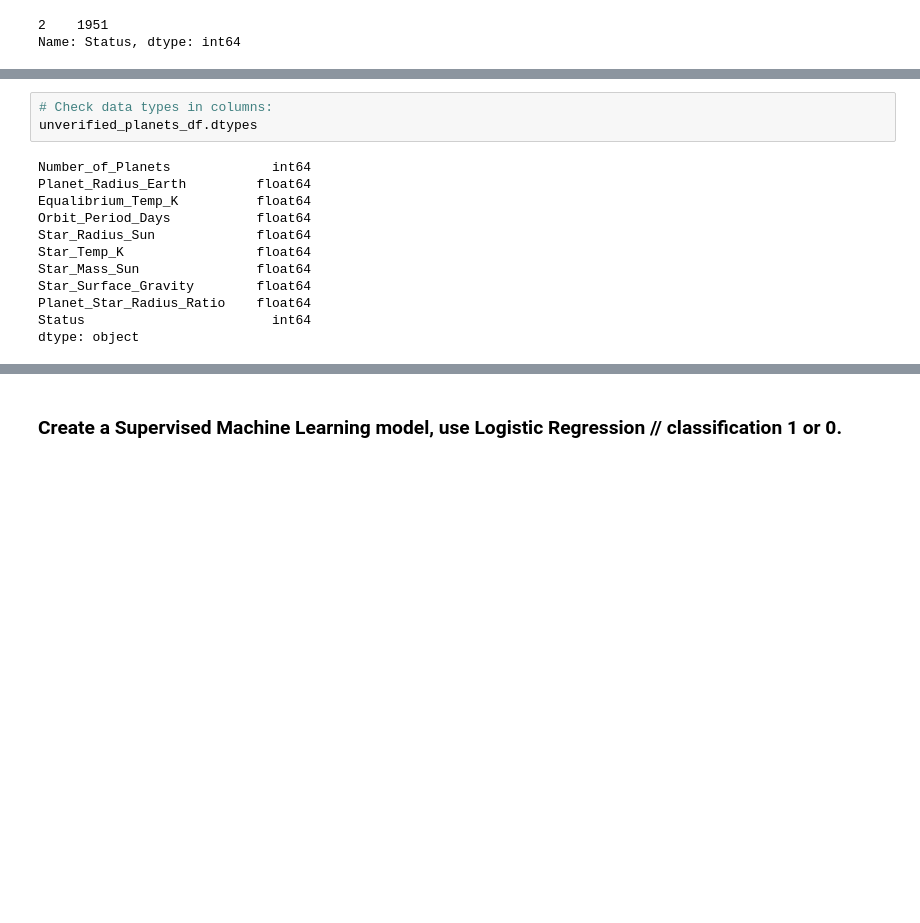
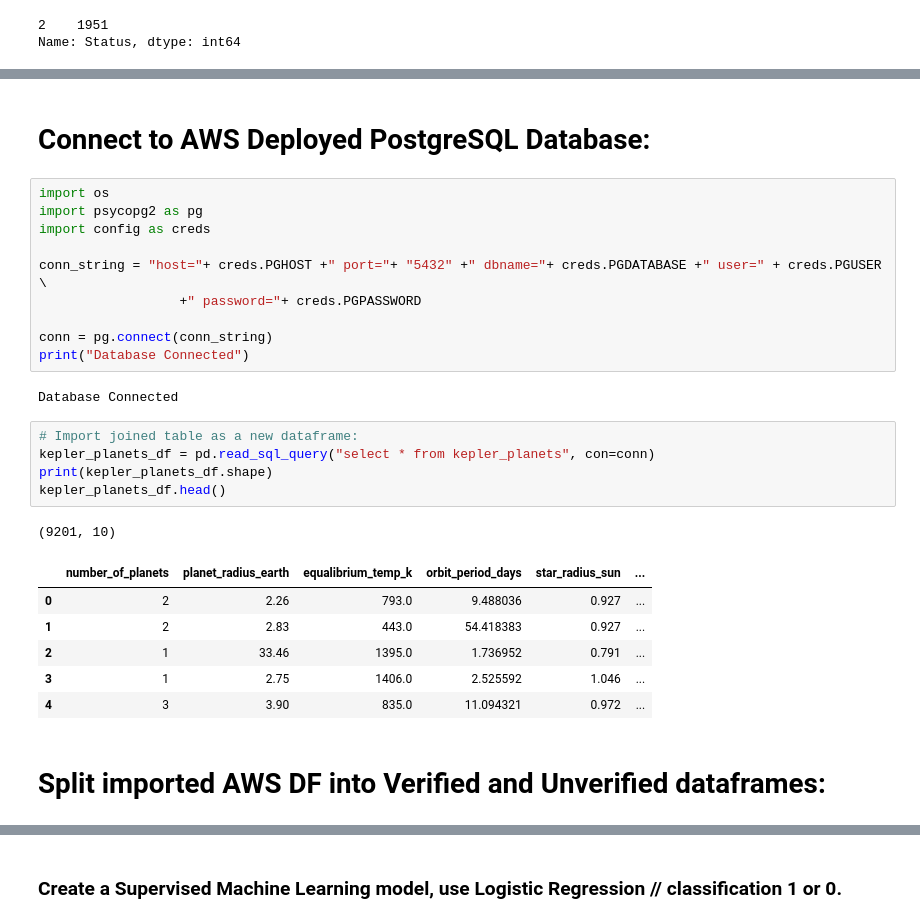
Before and after one commit to psidhu42/Group-3-NASA-Exoplanets, a Jupyter notebook: project-code-files/kepler-data-model.ipynb, the cells around one changed output, grey strips where cells are left out. Drawn from its saved outputs; the diff is of its cells as text; blank space fills up the shorter version.

```diff
--- a/project-code-files/kepler-data-model.ipynb
+++ b/project-code-files/kepler-data-model.ipynb
@@ -249,15 +256,29 @@ dtype: object
+# %% [markdown]
+# Connect to AWS Deployed PostgreSQL Database:
 # %%
-# Check data types in columns:
-unverified_planets_df.dtypes
+import os
+import psycopg2 as pg
+import config as creds
+
+conn_string = "host="+ creds.PGHOST +" port="+ "5432" +" dbname="+ creds.PGDATABASE +" user=" + creds.PGUSER \
+                  +" password="+ creds.PGPASSWORD
+
+conn = pg.connect(conn_string)
+print("Database Connected")
 # %% [output]
-Number_of_Planets             int64
-Planet_Radius_Earth         float64
-Equalibrium_Temp_K          float64
-Orbit_Period_Days           float64
-Star_Radius_Sun             float64
-Star_Temp_K                 float64
-Star_Mass_Sun               float64
-Star_Surface_Gravity        float64
-Planet_Star_Radius_Ratio    float64
-Status                        int64
-dtype: object
+Database Connected
+# %%
+# Import joined table as a new dataframe:
+kepler_planets_df = pd.read_sql_query("select * from kepler_planets", con=conn)
+print(kepler_planets_df.shape)
+kepler_planets_df.head()
+# %% [output]
+(9201, 10)
+|  | number_of_planets | planet_radius_earth | equalibrium_temp_k | orbit_period_days | star_radius_sun | ... |
+| 0 | 2 | 2.26 | 793.0 | 9.488036 | 0.927 | ... |
+| 1 | 2 | 2.83 | 443.0 | 54.418383 | 0.927 | ... |
+| 2 | 1 | 33.46 | 1395.0 | 1.736952 | 0.791 | ... |
+| 3 | 1 | 2.75 | 1406.0 | 2.525592 | 1.046 | ... |
+| 4 | 3 | 3.90 | 835.0 | 11.094321 | 0.972 | ... |
+# %% [markdown]
+# Split imported AWS DF into Verified and Unverified dataframes:
```
Also changed, not shown: parts of 24 cells of this notebook, 2 other files.
